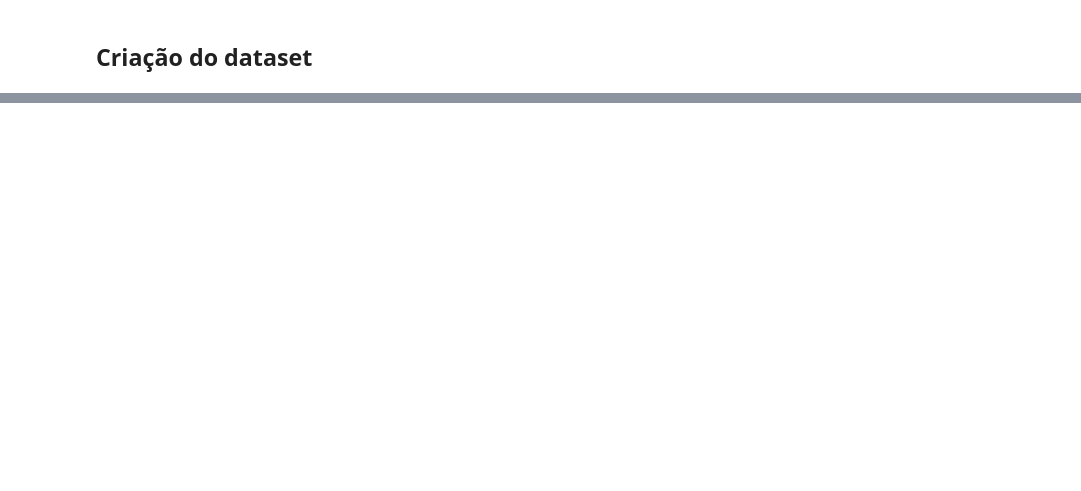
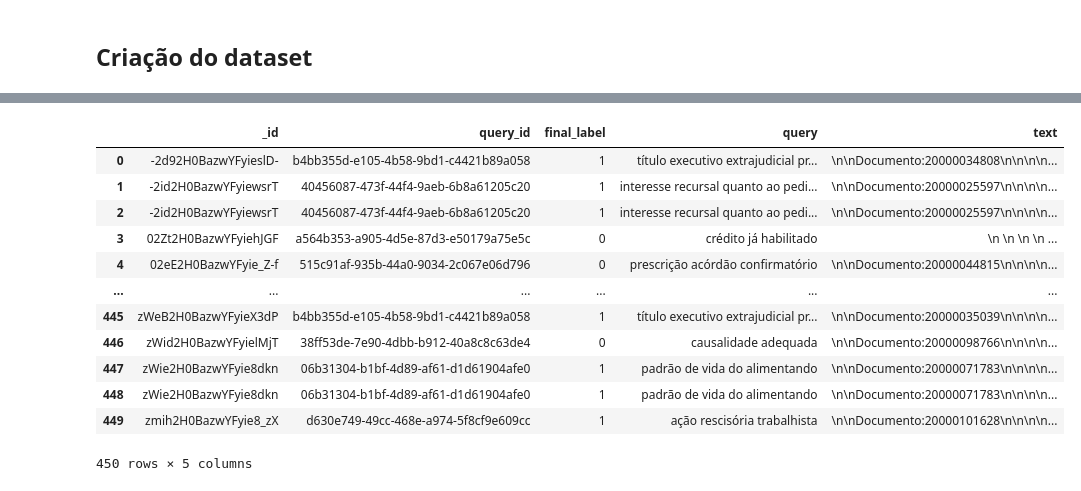
Before and after one commit to MPMG-DCC-UFMG/M05, a Jupyter notebook: notebooks/feedback_analysis.ipynb, the cells around one changed output, grey strips where cells are left out. Saved outputs shown, nothing was run; the diff lists cells and outputs as text; code cells hidden in the pictures; blank space fills up the shorter version.

```diff
--- a/notebooks/feedback_analysis.ipynb
+++ b/notebooks/feedback_analysis.ipynb
@@ -193,0 +198,16 @@ scores.reset_index()
+# %%
+dataset
+# %% [output]
+|  | _id | query_id | final_label | query | text |
+| 0 | -2d92H0BazwYFyieslD- | b4bb355d-e105-4b58-9bd1-c4421b89a058 | 1 | título executivo extrajudicial pr... | \n\nDocumento:20000034808\n\n\n\n... |
+| 1 | -2id2H0BazwYFyiewsrT | 40456087-473f-44f4-9aeb-6b8a61205c20 | 1 | interesse recursal quanto ao pedi... | \n\nDocumento:20000025597\n\n\n\n... |
+| 2 | -2id2H0BazwYFyiewsrT | 40456087-473f-44f4-9aeb-6b8a61205c20 | 1 | interesse recursal quanto ao pedi... | \n\nDocumento:20000025597\n\n\n\n... |
+| 3 | 02Zt2H0BazwYFyiehJGF | a564b353-a905-4d5e-87d3-e50179a75e5c | 0 | crédito já habilitado | \n \n \n \n ... |
+| 4 | 02eE2H0BazwYFyie_Z-f | 515c91af-935b-44a0-9034-2c067e06d796 | 0 | prescrição acórdão confirmatório | \n\nDocumento:20000044815\n\n\n\n... |
+| ... | ... | ... | ... | ... | ... |
+| 445 | zWeB2H0BazwYFyieX3dP | b4bb355d-e105-4b58-9bd1-c4421b89a058 | 1 | título executivo extrajudicial pr... | \n\nDocumento:20000035039\n\n\n\n... |
+| 446 | zWid2H0BazwYFyielMjT | 38ff53de-7e90-4dbb-b912-40a8c8c63de4 | 0 | causalidade adequada | \n\nDocumento:20000098766\n\n\n\n... |
+| 447 | zWie2H0BazwYFyie8dkn | 06b31304-b1bf-4d89-af61-d1d61904afe0 | 1 | padrão de vida do alimentando | \n\nDocumento:20000071783\n\n\n\n... |
+| 448 | zWie2H0BazwYFyie8dkn | 06b31304-b1bf-4d89-af61-d1d61904afe0 | 1 | padrão de vida do alimentando | \n\nDocumento:20000071783\n\n\n\n... |
+| 449 | zmih2H0BazwYFyie8_zX | d630e749-49cc-468e-a974-5f8cf9e609cc | 1 | ação rescisória trabalhista | \n\nDocumento:20000101628\n\n\n\n... |
+450 rows × 5 columns
```
Also changed, not shown: parts of 24 cells of this notebook.
